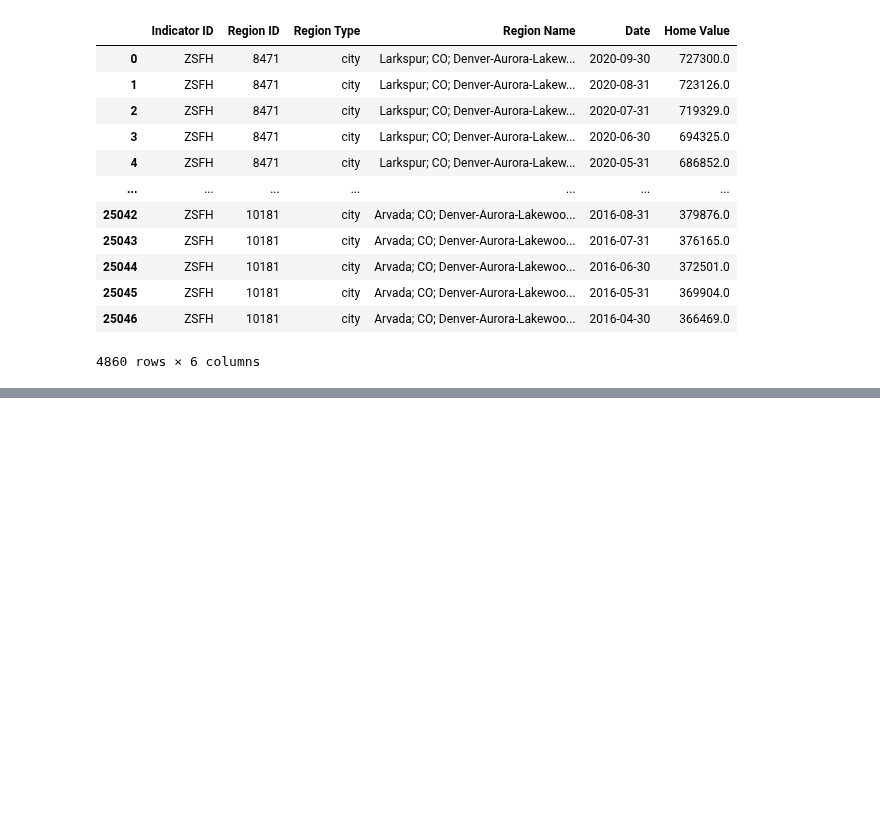
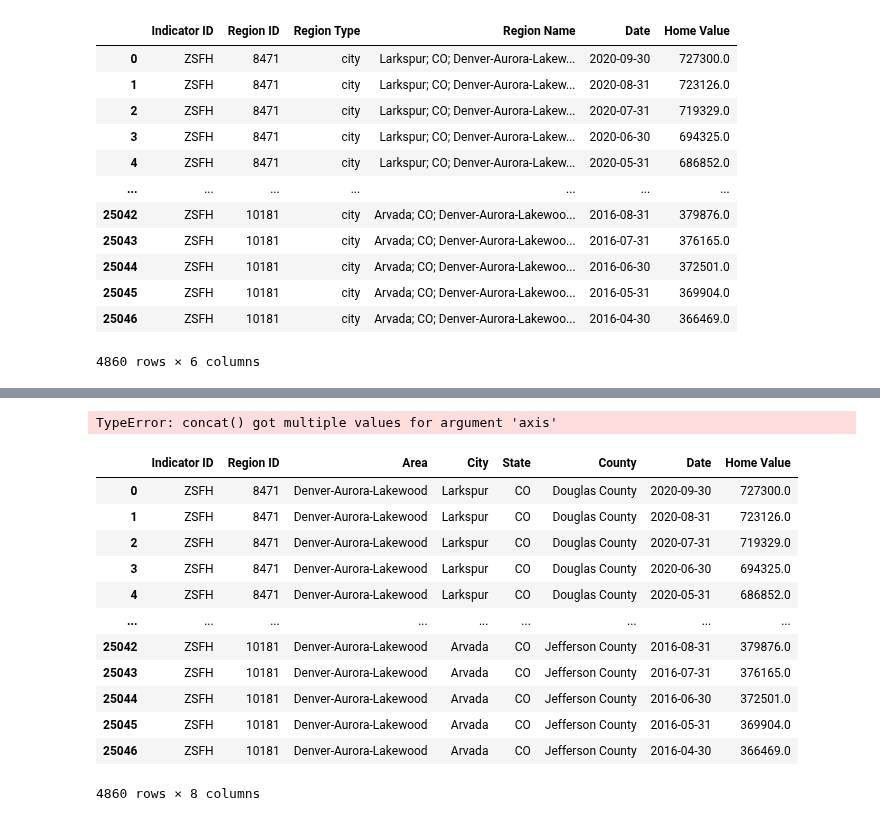
Before and after one commit to binetala/The_Very_Best_Team, a Jupyter notebook: Cole/zillow_data.ipynb, the cells around one changed output, grey strips where cells are left out. Drawn from its saved outputs; the diff is of its cells as text; code cells hidden in the pictures; blank space fills up the shorter version.

```diff
--- a/Cole/zillow_data.ipynb
+++ b/Cole/zillow_data.ipynb
@@ -131,0 +146,4 @@ zillow_data.to_csv("output_data/zillow_data.csv")
+# %%
+zillow_clean_new = pd.concat(zillow_clean, zillow_clean["Region Name"].str.split('; ', expand=True), axis=1)
+# %% [output]
+TypeError: concat() got multiple values for argument 'axis'
@@ -131,0 +158,16 @@ zillow_data.to_csv("output_data/zillow_data.csv")
+# %%
+zillow_clean_data
+# %% [output]
+|  | Indicator ID | Region ID | Area | City | State | County | Date | Home Value |
+| 0 | ZSFH | 8471 | Denver-Aurora-Lakewood | Larkspur | CO | Douglas County | 2020-09-30 | 727300.0 |
+| 1 | ZSFH | 8471 | Denver-Aurora-Lakewood | Larkspur | CO | Douglas County | 2020-08-31 | 723126.0 |
+| 2 | ZSFH | 8471 | Denver-Aurora-Lakewood | Larkspur | CO | Douglas County | 2020-07-31 | 719329.0 |
+| 3 | ZSFH | 8471 | Denver-Aurora-Lakewood | Larkspur | CO | Douglas County | 2020-06-30 | 694325.0 |
+| 4 | ZSFH | 8471 | Denver-Aurora-Lakewood | Larkspur | CO | Douglas County | 2020-05-31 | 686852.0 |
+| ... | ... | ... | ... | ... | ... | ... | ... | ... |
+| 25042 | ZSFH | 10181 | Denver-Aurora-Lakewood | Arvada | CO | Jefferson County | 2016-08-31 | 379876.0 |
+| 25043 | ZSFH | 10181 | Denver-Aurora-Lakewood | Arvada | CO | Jefferson County | 2016-07-31 | 376165.0 |
+| 25044 | ZSFH | 10181 | Denver-Aurora-Lakewood | Arvada | CO | Jefferson County | 2016-06-30 | 372501.0 |
+| 25045 | ZSFH | 10181 | Denver-Aurora-Lakewood | Arvada | CO | Jefferson County | 2016-05-31 | 369904.0 |
+| 25046 | ZSFH | 10181 | Denver-Aurora-Lakewood | Arvada | CO | Jefferson County | 2016-04-30 | 366469.0 |
+4860 rows × 8 columns
```
Also changed, not shown: parts of 9 cells of this notebook, 1 other file.
